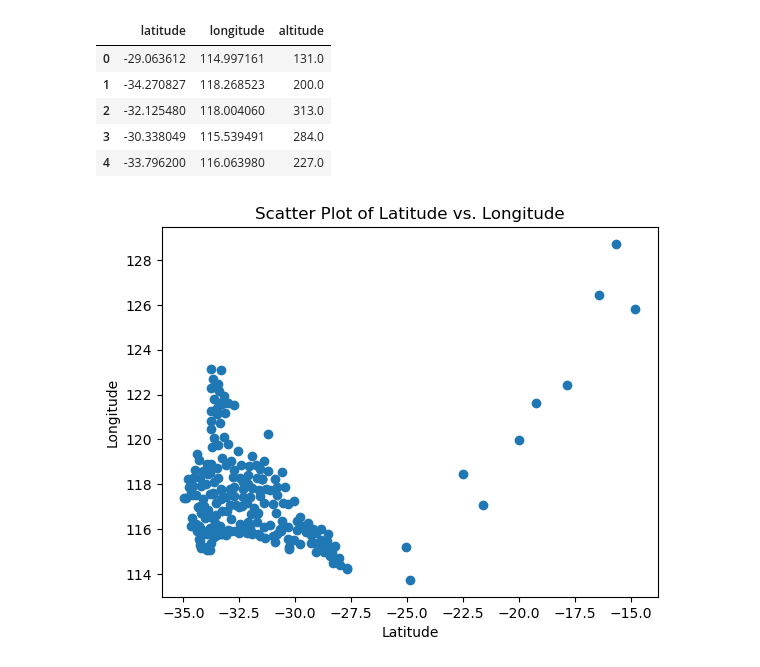
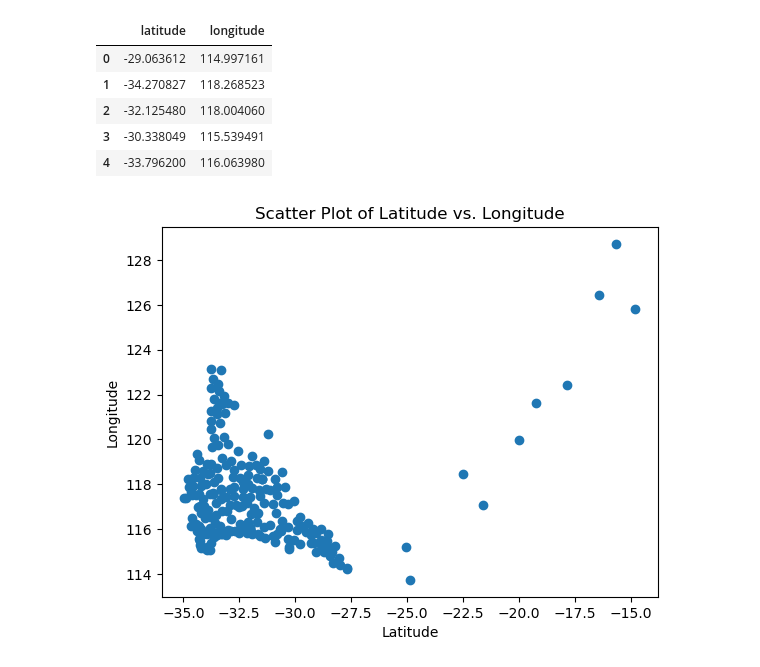
Before and after one commit to mhosseinf/project4_gr10, a Jupyter notebook: machine learning/stations route tripes/Clustering.ipynb, the cells around one changed output. Cells and saved outputs as stored; diff of their text form; code cells hidden in the pictures.

```diff
--- a/machine learning/stations route tripes/Clustering.ipynb
+++ b/machine learning/stations route tripes/Clustering.ipynb
@@ -12,38 +12,38 @@ import matplotlib.pyplot as plt
 # %%
 # Read in the CSV file as a Pandas DataFrame
 stationslist = pd.read_csv(
     Path("../../Resources/stationslist.csv")
 )
 
 # Keep only the specified columns
-selected_columns = ['stationCode', 'latitude', 'longitude', 'altitude']
+selected_columns = ['stationCode', 'latitude', 'longitude']
 stationslist = stationslist[selected_columns]
 
 # Drop rows containing NaN values in 'latitude' and 'longitude' columns
-stationslist = stationslist.dropna(subset=['stationCode', 'latitude', 'longitude', 'altitude'])
+stationslist = stationslist.dropna(subset=['stationCode', 'latitude', 'longitude'])
 
 # Create a copy of the "stationCode" column
 site_no_copy = stationslist["stationCode"].copy()
 
 # Drop the "stationCode" column from the DataFrame
 stationslist = stationslist.drop("stationCode", axis=1)
 
 # Convert the 'latitude' and 'longitude' columns to numeric values, handling errors by coercing to NaN
 stationslist['latitude'] = pd.to_numeric(stationslist['latitude'], errors='coerce')
 stationslist['longitude'] = pd.to_numeric(stationslist['longitude'], errors='coerce')
 
 # Drop rows containing NaN values in 'latitude' and 'longitude' columns
-stationslist = stationslist.dropna(subset=['latitude', 'longitude', 'altitude'])
+stationslist = stationslist.dropna(subset=['latitude', 'longitude'])
 
 # Review the resulting DataFrame
 stationslist.head()
 # %% [output]
-|  | latitude | longitude | altitude |
-| 0 | -29.063612 | 114.997161 | 131.0 |
-| 1 | -34.270827 | 118.268523 | 200.0 |
-| 2 | -32.125480 | 118.004060 | 313.0 |
-| 3 | -30.338049 | 115.539491 | 284.0 |
-| 4 | -33.796200 | 116.063980 | 227.0 |
+|  | latitude | longitude |
+| 0 | -29.063612 | 114.997161 |
+| 1 | -34.270827 | 118.268523 |
+| 2 | -32.125480 | 118.004060 |
+| 3 | -30.338049 | 115.539491 |
+| 4 | -33.796200 | 116.063980 |
 # %%
 # Create a scatter plot using hvplot, displaying latitude on the x-axis and longitude on the y-axis
 # stationslist.hvplot.scatter(x="latitude", y="longitude")
```
Also changed, not shown: parts of 6 cells of this notebook, 1 other file.
